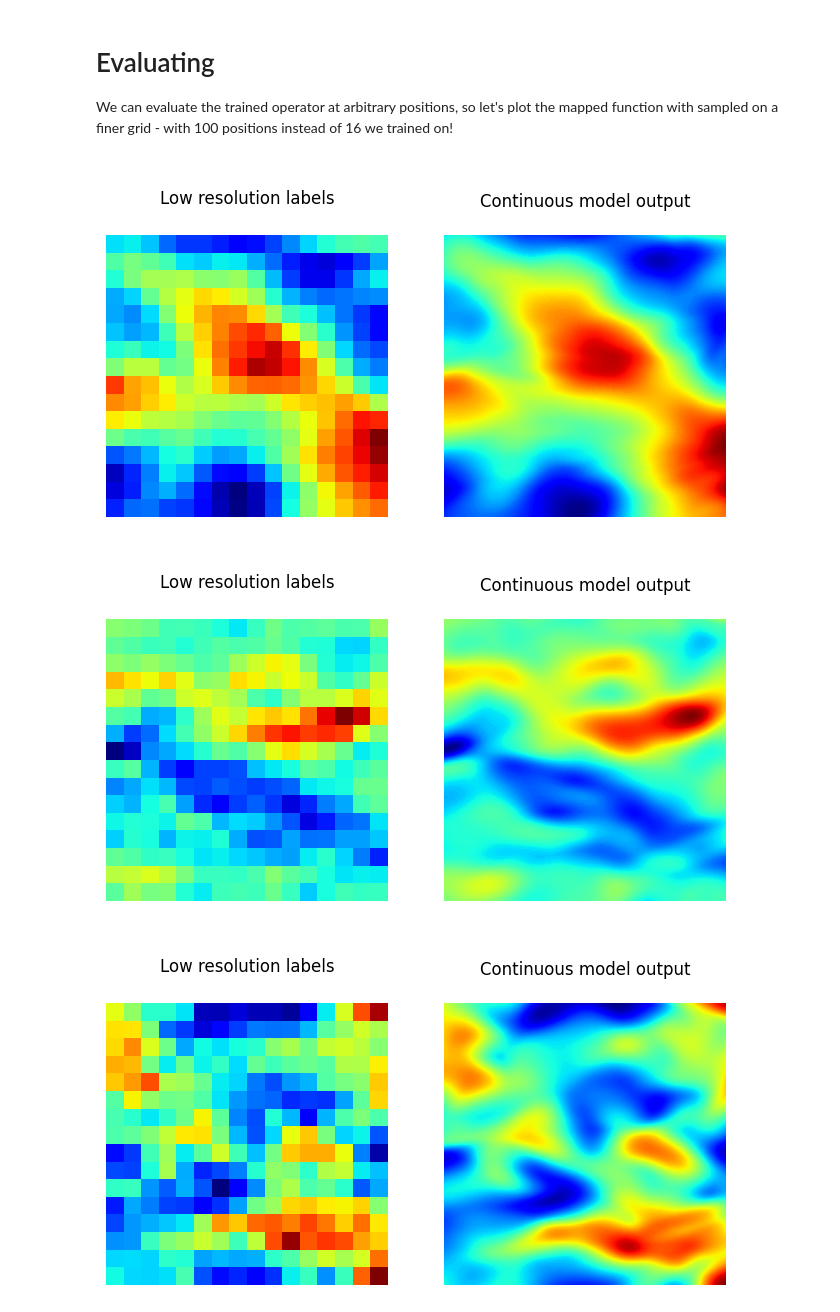
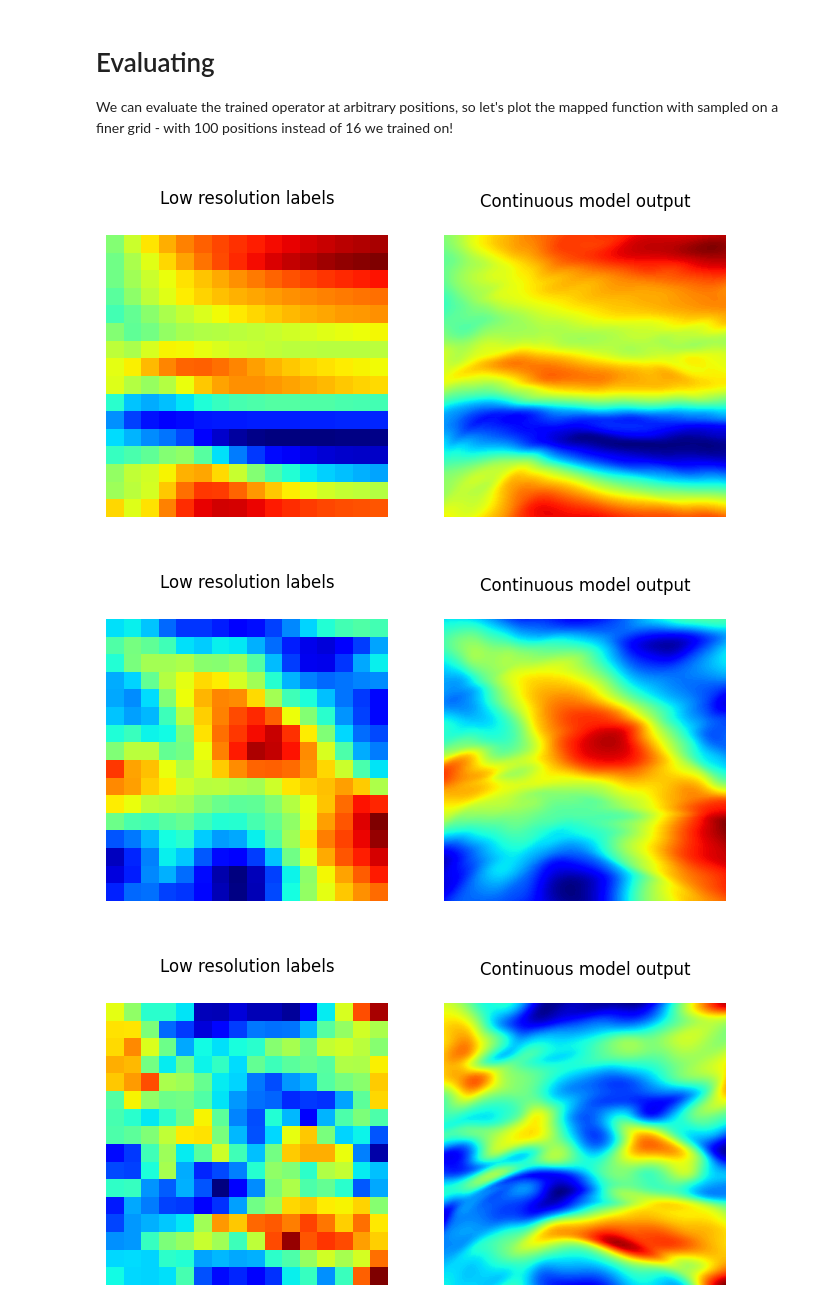
Before and after one commit to aai-institute/continuiti, a Jupyter notebook: notebooks/superresolution.ipynb, the cells around one changed output. Cells and saved outputs as stored; diff of their text form; code cells hidden in the pictures.

Commit message:
Update dataset and remove device in all notebooks.

```diff
--- a/notebooks/superresolution.ipynb
+++ b/notebooks/superresolution.ipynb
@@ -38,8 +38,7 @@ loader = FlameDataLoader(path='../data/flame')
 flame = FlameDataSet(loader, size=N, split="val", channels=["ux"])
 
 # Print shapes of first sample
-first_batch = flame[0]
-x, u, y, v = first_batch
+x, u, y, v = flame[0]
 print(f"Shapes:\n x={x.shape}\n u={u.shape}\n y={y.shape}\n v={v.shape}")
 # %% [output]
 Shapes:
@@ -56,7 +55,7 @@ fig, ax = plt.subplots(1, N, figsize=(4 * N, 4))
 if N == 1:
     ax = [ax]
 for i in range(N):
-    u = first_batch[1][i]
+    u = flame[i][1]
     um = u.reshape((16, 16)).flip(1).T.cpu()
     ms = ax[i].matshow(um, cmap="jet")
     ax[i].axis('off')
@@ -65,6 +64,7 @@ for i in range(N):
 # %% [markdown]
 # Self-supervised training
 # %%
-dataset = SelfSupervisedDataSet(flame.x, flame.u, batch_size=32, shuffle=True)
-print(f"Dataset contains {len(dataset)} batches with batch size {dataset.batch_size}.")
+dataset = SelfSupervisedDataSet(flame.x, flame.u)
+dataloader = torch.utils.data.DataLoader(dataset, batch_size=32, shuffle=True)
+print(f"DataLoader contains {len(dataloader)} batches with batch size {dataloader.batch_size}.")
 # %% [output]
@@ -90,5 +90,5 @@ optimizer = torch.optim.Adam(operator.parameters(), lr=1e-3)
 operator.compile(optimizer)
 
 callbacks = [PrintTrainingLoss(), LearningCurve()]
-operator.fit(dataset, epochs=100, callbacks=callbacks)
+operator.fit(dataloader, epochs=100, callbacks=callbacks)
 # %% [output]
@@ -104,25 +104,24 @@ with 100 positions instead of 16 we trained on!
 # %%
 a = torch.linspace(-1, 1, 100) # > 16 (!)
 X, Y = torch.meshgrid(a, a, indexing='ij')
 yy = torch.stack([X.flatten(), Y.flatten()], dim=1)
-yy = yy.to(device)
 
 for i in range(N):
-    x, u, _, _ = [a[i] for a in first_batch]
-    vv = operator(x, u, yy)
+    x, u, _, _ = flame[i]
+    vv = operator(x.unsqueeze(0), u.unsqueeze(0), yy.unsqueeze(0)).squeeze(0)
     vv = vv.detach().cpu().reshape(X.shape)
 
     _, ax = plt.subplots(1, 2, figsize=(8, 4))
     um = u.reshape((16, 16)).flip(1).T.cpu()
     ax[0].matshow(um, cmap="jet")
     ax[1].contourf(X, Y, vv, levels=200, cmap='jet')
     ax[1].set_aspect('equal')
     ax[0].axis('off')
     ax[1].axis('off')
     ax[0].set_title("\nLow resolution labels")
     ax[1].set_title("Continuous model output\n")
     plt.show()
 # %% [output]
-[figure, old version]
+[figure, new version]
-[figure, old version]
+[figure, new version]
-[figure, old version]
+[figure, new version]
```
Also changed, not shown: parts of 6 cells of this notebook, 8 other files.
